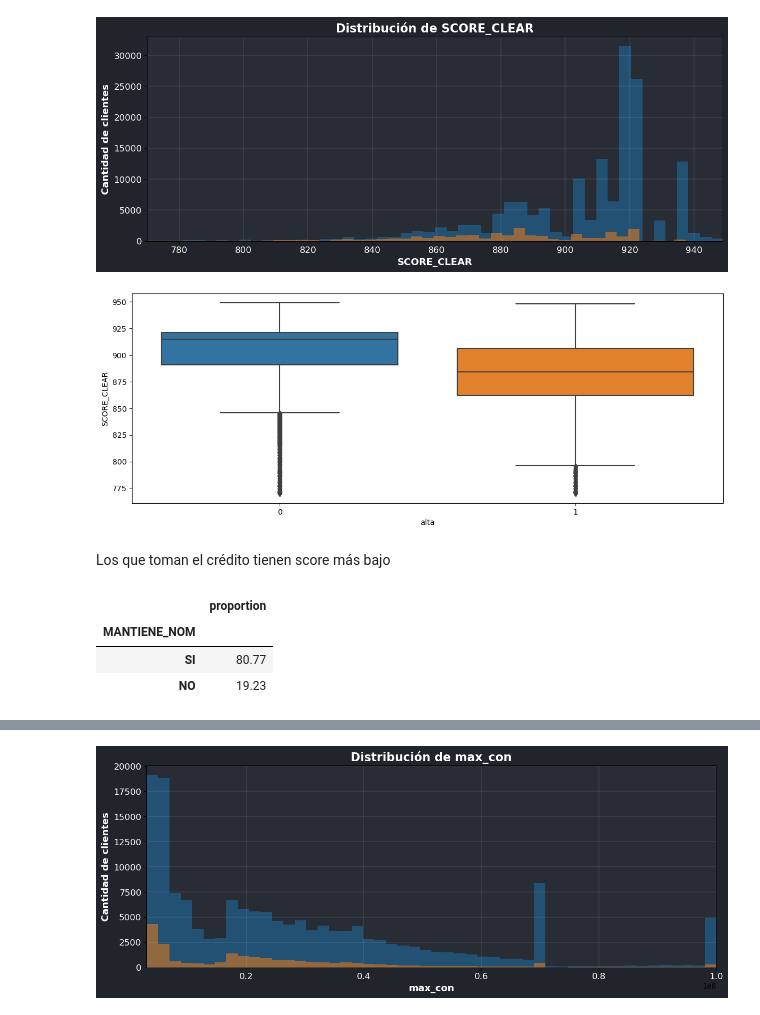
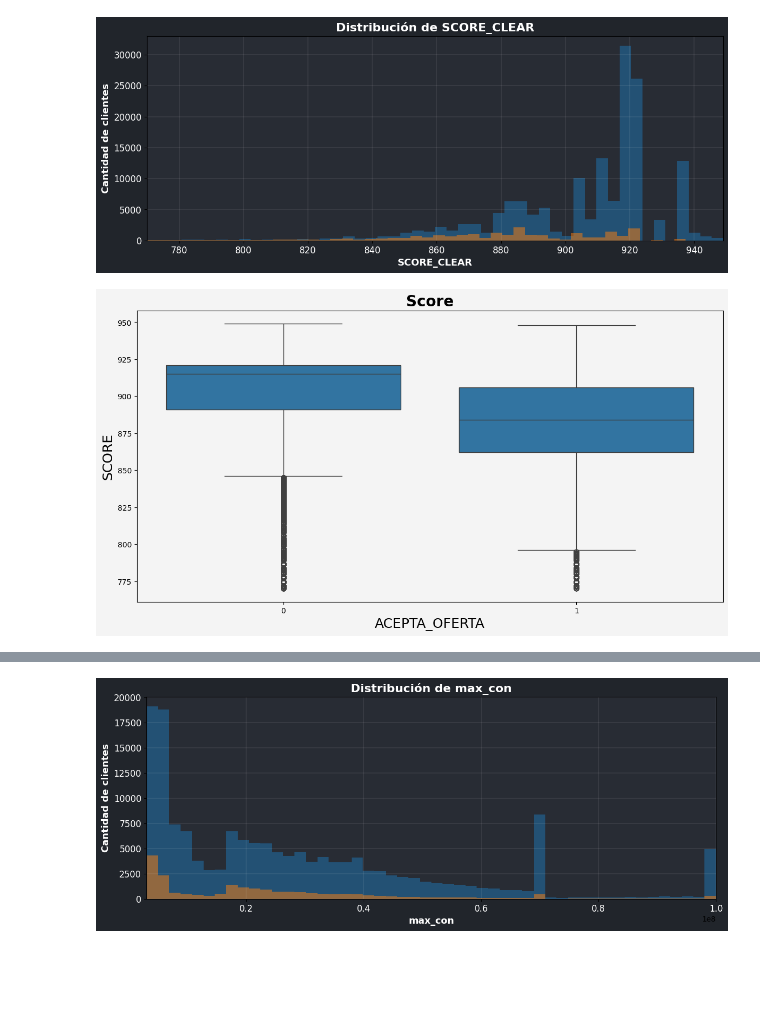
Before and after one commit to JuanFeA98/Prueba_DS_associate, a Jupyter notebook: Notebooks/laboratorio.ipynb, the cells around one changed output, grey strips where cells are left out. Saved outputs shown, nothing was run; the diff lists cells and outputs as text; code cells hidden in the pictures; blank space fills up the shorter version.

```diff
--- a/Notebooks/laboratorio.ipynb
+++ b/Notebooks/laboratorio.ipynb
@@ -108,25 +182,23 @@ graph_histogram(
 # %% [output]
 [figure]
 # %%
-fig, ax = plt.subplots(figsize=(14, 5))
+fig, ax = plt.subplots(figsize=(14, 7))
+
+fig.patch.set_facecolor('#F4F4F4')
+ax.set_facecolor('#F4F4F4')
+
+plt.title(f'Score', size=20, weight=700)
 
 sns.boxplot(
     x=df_train['alta'],
     y=df_train['SCORE_CLEAR'],
     # fliersize=0
 )
 
+plt.xlabel(f'ACEPTA_OFERTA', size=18, weight=300)
+plt.ylabel(f'SCORE', size=18, weight=300)
+
+
 plt.show()
 # %% [output]
-[figure, old version]
+[figure, new version]
-# %% [markdown]
-Los que toman el crédito tienen score más bajo
-# %%
-pd.DataFrame(
-    round(df_train['MANTIENE_NOM'].value_counts(normalize=True)*100, 2)
-)
-# %% [output]
-|  | proportion |
-| MANTIENE_NOM |  |
-| SI | 80.77 |
-| NO | 19.23 |
```
Also changed, not shown: parts of 123 cells of this notebook, 8 other files.
